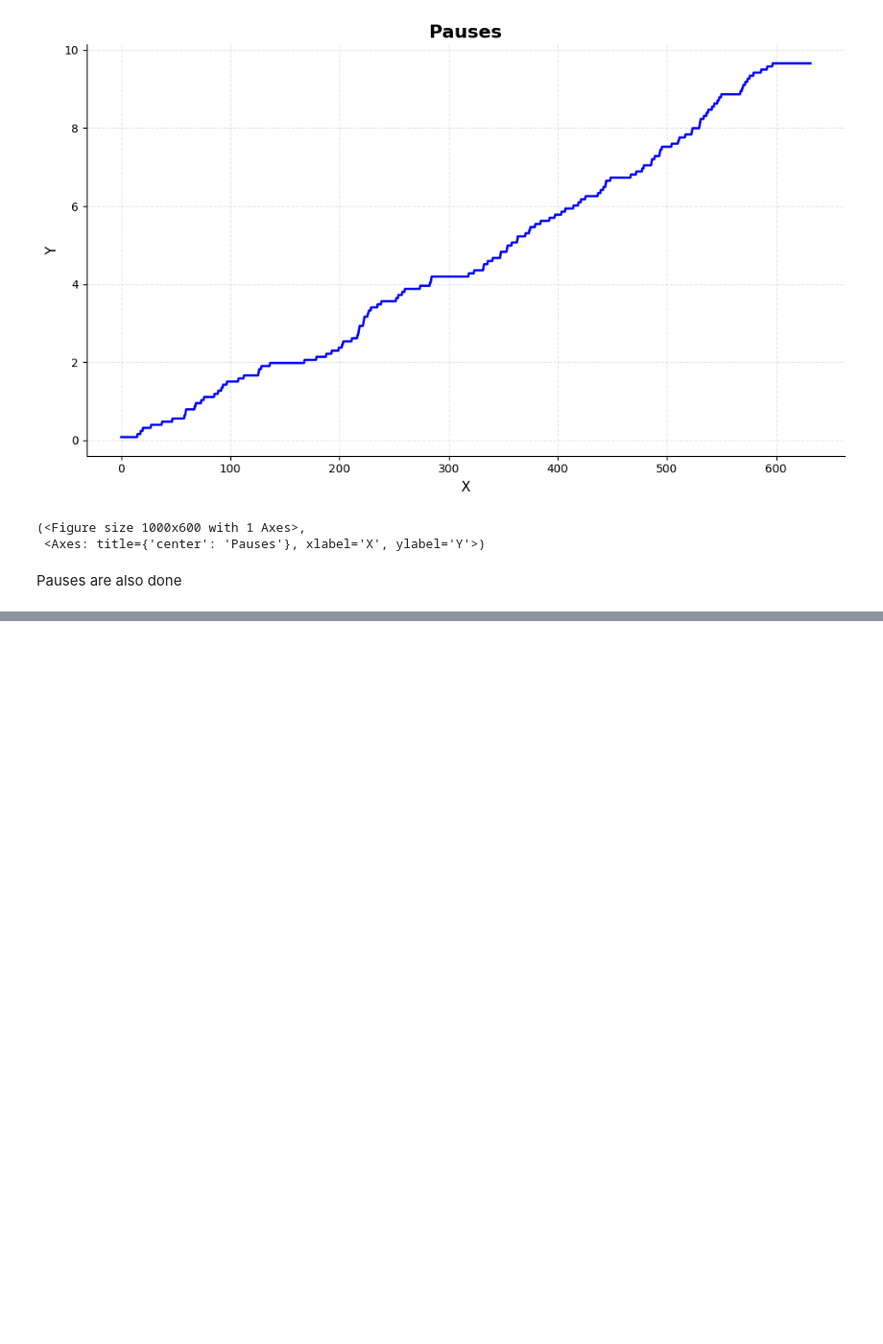
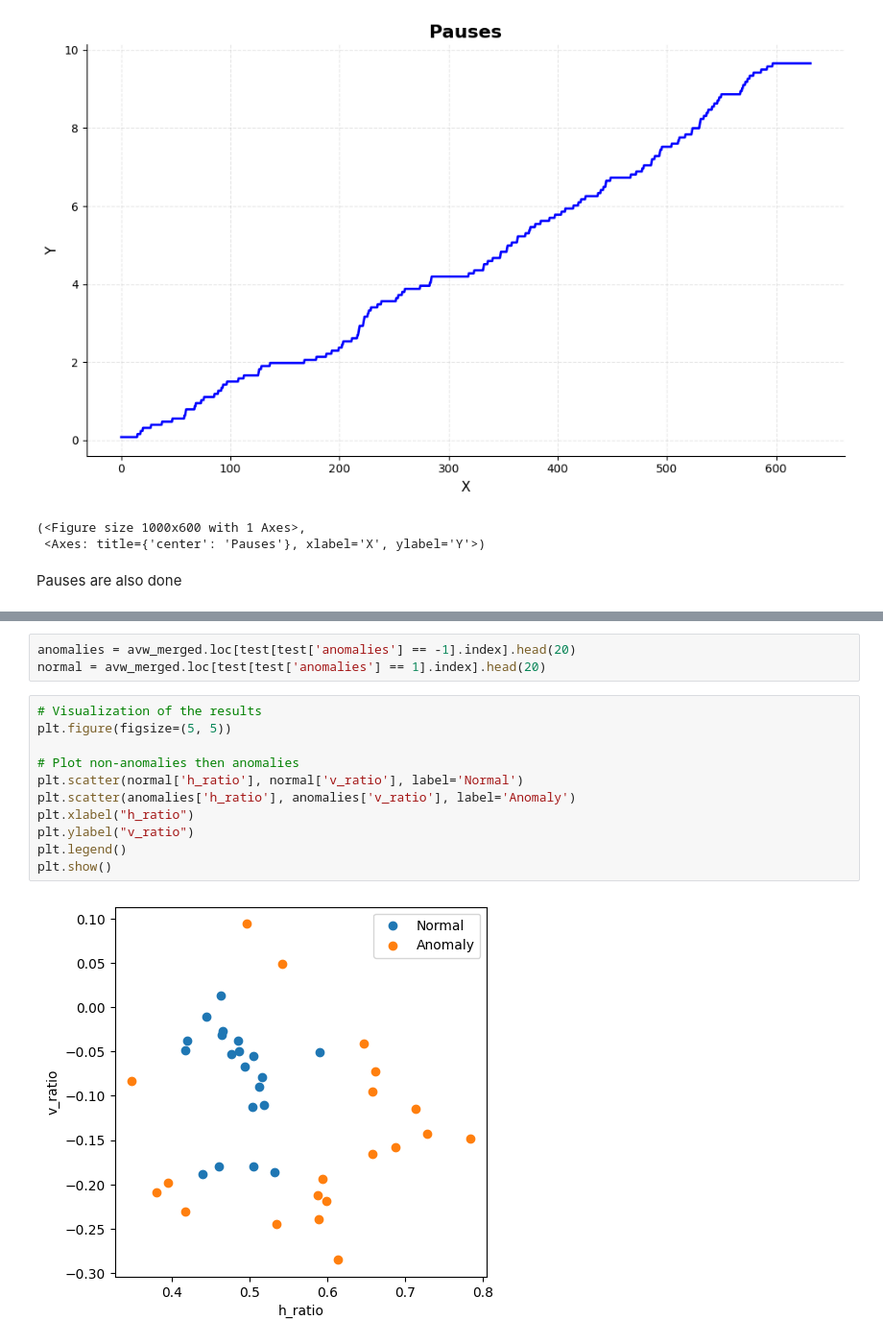
Before and after one commit to Ak62007/Multimodel-Reasoning, a Jupyter notebook: notebooks/master_df_ana.ipynb, the cells around one changed output, grey strips where cells are left out. Shown at 96% size. Saved outputs shown, nothing was run; the diff lists cells and outputs as text; blank space fills up the shorter version.

```diff
--- a/notebooks/master_df_ana.ipynb
+++ b/notebooks/master_df_ana.ipynb
@@ -285,0 +458,16 @@ Pauses are also done
+# %%
+anomalies = avw_merged.loc[test[test['anomalies'] == -1].index].head(20)
+normal = avw_merged.loc[test[test['anomalies'] == 1].index].head(20)
+# %%
+# Visualization of the results
+plt.figure(figsize=(5, 5))
+
+# Plot non-anomalies then anomalies
+plt.scatter(normal['h_ratio'], normal['v_ratio'], label='Normal')
+plt.scatter(anomalies['h_ratio'], anomalies['v_ratio'], label='Anomaly')
+plt.xlabel("h_ratio")
+plt.ylabel("v_ratio")
+plt.legend()
+plt.show()
+# %% [output]
+[figure, added]
```
Also changed, not shown: parts of 29 cells of this notebook, 2 other files.
